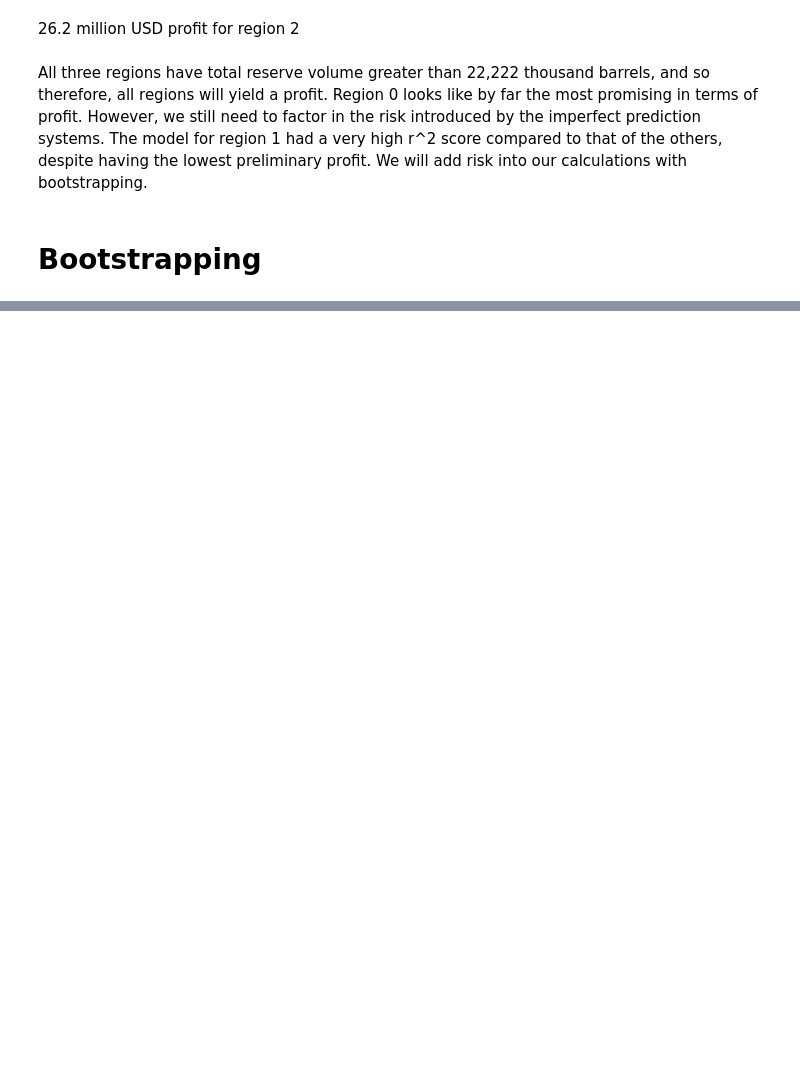
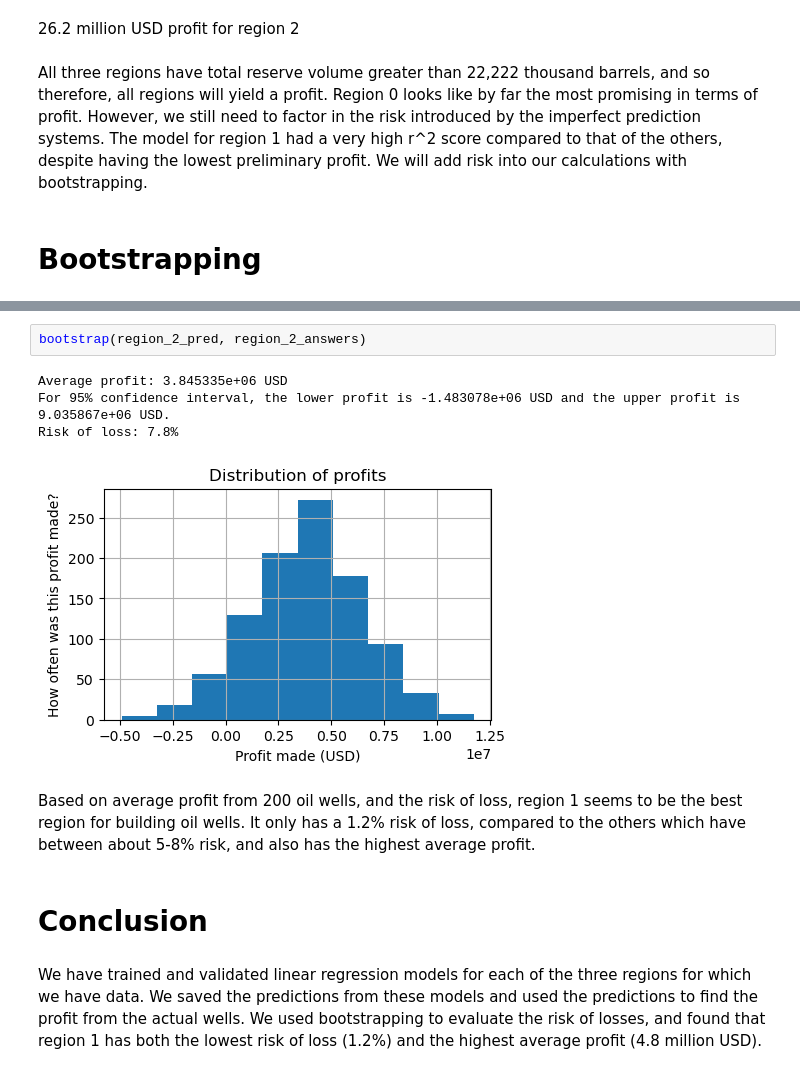
Before and after one commit to jnorfolk/OilyGiant-Region-Selection, a Jupyter notebook: OilyGiant.ipynb, the cells around one changed output, grey strips where cells are left out. Saved outputs shown, nothing was run; the diff lists cells and outputs as text; blank space fills up the shorter version.

```diff
--- a/OilyGiant.ipynb
+++ b/OilyGiant.ipynb
@@ -241,0 +358,13 @@ All three regions have total reserve volume greater than 22,222 thousand barrels
+# %%
+bootstrap(region_2_pred, region_2_answers)
+# %% [output]
+Average profit: 3.845335e+06 USD
+For 95% confidence interval, the lower profit is -1.483078e+06 USD and the upper profit is 9.035867e+06 USD.
+Risk of loss: 7.8%
+[figure, added]
+# %% [markdown]
+Based on average profit from 200 oil wells, and the risk of loss, region 1 seems to be the best region for building oil wells. It only has a 1.2% risk of loss, compared to the others which have between about 5-8% risk, and also has the highest average profit.
+# %% [markdown]
+# Conclusion
+# %% [markdown]
+We have trained and validated linear regression models for each of the three regions for which we have data. We saved the predictions from these models and used the predictions to find the profit from the actual wells. We used bootstrapping to evaluate the risk of losses, and found that region 1 has both the lowest risk of loss (1.2%) and the highest average profit (4.8 million USD).
```
Also changed, not shown: parts of 24 cells of this notebook.
